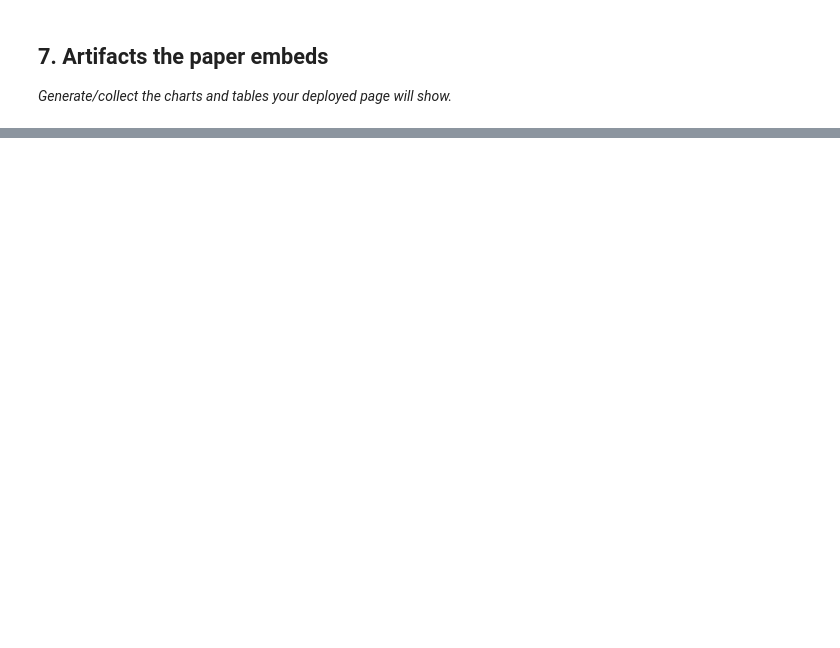
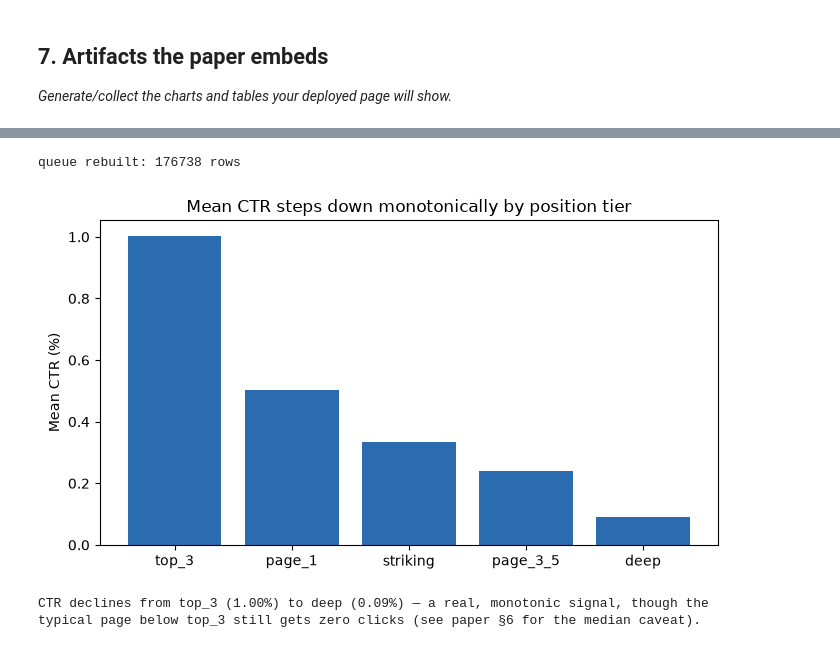
Before and after one commit to Vishal-141206/flyrank-ml-internship, a Jupyter notebook: work/notebooks/capstone.ipynb, the cells around one changed output, grey strips where cells are left out. Saved outputs shown, nothing was run; the diff lists cells and outputs as text; code cells hidden in the pictures; blank space fills up the shorter version.

```diff
--- a/work/notebooks/capstone.ipynb
+++ b/work/notebooks/capstone.ipynb
@@ -36,0 +346,60 @@ This skeleton is yours to fill. Work the sections **in order** — each one has
+# %%
+feat = con.execute("""
+SELECT content_hash_id, client_hash_id,
+  SUM(gsc_impressions) FILTER (WHERE gsc_data_available IS TRUE) AS gsc_impressions_total,
+  SUM(gsc_clicks)     FILTER (WHERE gsc_data_available IS TRUE) AS gsc_clicks_total,
+  COUNT(*)           FILTER (WHERE gsc_data_available IS TRUE) AS gsc_active_days,
+  SUM(gsc_impressions * gsc_avg_position)
+    FILTER (WHERE gsc_data_available IS TRUE AND gsc_avg_position > 0)
+    / NULLIF(SUM(gsc_impressions) FILTER (WHERE gsc_data_available IS TRUE AND gsc_avg_position > 0), 0) AS gsc_avg_position_w
+FROM mar WHERE gsc_data_available IS TRUE GROUP BY 1, 2
+""").fetchdf()
+feat["gsc_ctr_x100"] = feat["gsc_clicks_total"] / feat["gsc_impressions_total"] * 100.0
+
+def position_tier(pos):
+    if pd.isna(pos): return "no_data"
+    if pos <= 3: return "top_3"
+    if pos <= 10: return "page_1"
+    if pos <= 20: return "striking"
+    if pos <= 50: return "page_3_5"
+    return "deep"
+feat["position_tier"] = feat["gsc_avg_position_w"].apply(position_tier)
+
+VISIBLE_TIERS = ["top_3", "page_1", "striking"]
+tier_p75_ctr = feat[feat["position_tier"].isin(VISIBLE_TIERS)].groupby("position_tier")["gsc_ctr_x100"].quantile(0.75)
+
+def compute_score(row):
+    if row["position_tier"] not in VISIBLE_TIERS: return 0.0
+    gap = tier_p75_ctr[row["position_tier"]] - row["gsc_ctr_x100"]
+    return gap * np.log1p(row["gsc_impressions_total"]) if gap > 0 else 0.0
+
+queue = feat.copy()
+queue["score"] = queue.apply(compute_score, axis=1)
+queue["action"] = np.where(queue["score"] > 0, "REVIEW", "MONITOR")
+
+def archetype(row):
+    if row["action"] != "REVIEW": return "STABLE"
+    if row["score"] >= 1.448: return "URGENT_CTR_FIX"
+    elif row["score"] >= 0.507: return "STANDARD_CTR_FIX"
+    return "LOW_PRIORITY_WATCH"
+queue["archetype"] = queue.apply(archetype, axis=1)
+print(f"queue rebuilt: {len(queue)} rows")
+# %% [output]
+queue rebuilt: 176738 rows
+# %%
+tier_order = ["top_3", "page_1", "striking", "page_3_5", "deep"]
+tier_ctr = queue[queue["position_tier"] != "no_data"].groupby("position_tier")["gsc_ctr_x100"].mean().reindex(tier_order)
+
+fig, ax = plt.subplots(figsize=(7, 4))
+ax.bar(tier_ctr.index, tier_ctr.values, color="#2b6cb0")
+ax.set_ylabel("Mean CTR (%)")
+ax.set_title("Mean CTR steps down monotonically by position tier")
+plt.tight_layout()
+plt.savefig("../figures/ctr_by_position_tier.png", dpi=150)
+plt.show()
+print("CTR declines from top_3 (1.00%) to deep (0.09%) — a real, monotonic signal, though the\n"
+      "typical page below top_3 still gets zero clicks (see paper §6 for the median caveat).")
+# %% [output]
+[figure, added]
+CTR declines from top_3 (1.00%) to deep (0.09%) — a real, monotonic signal, though the
+typical page below top_3 still gets zero clicks (see paper §6 for the median caveat).
```
Also changed, not shown: parts of 13 cells of this notebook, 3 other files.
